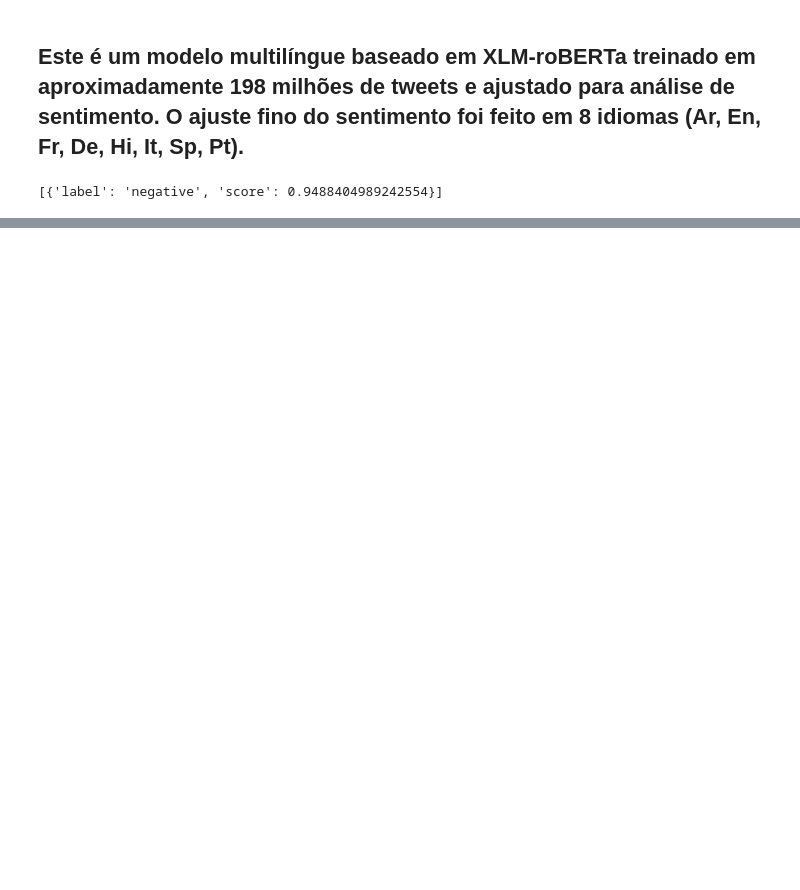
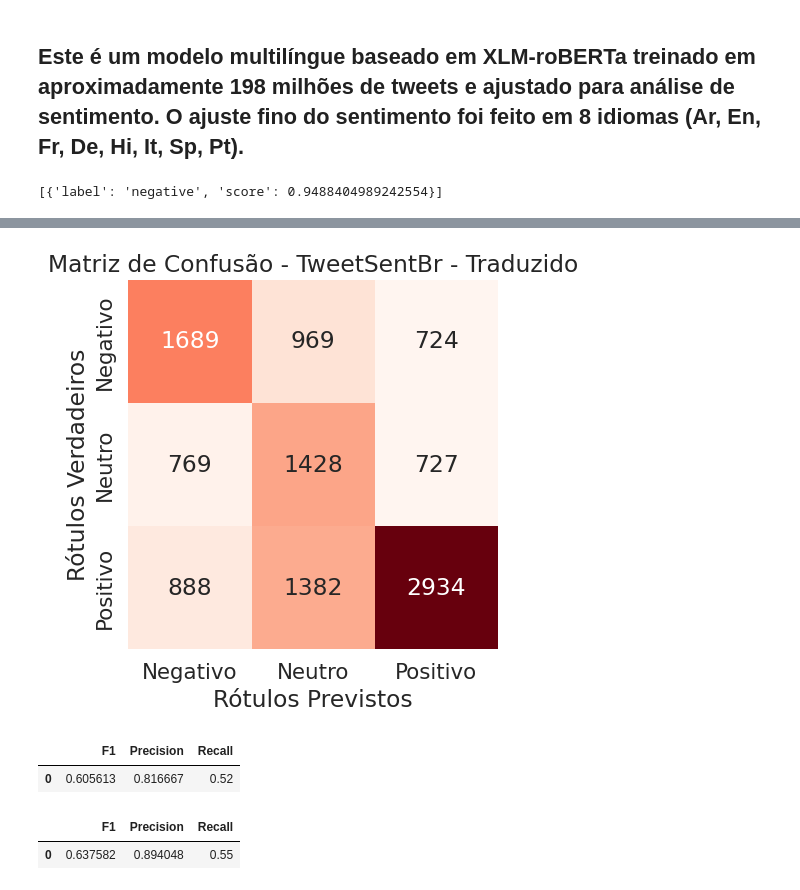
Before and after one commit to Lincolnwallace1/Impacto-da-tradu-o-neural-na-classifica-o-de-sentimentos, a Jupyter notebook: TCC-12-08.ipynb, the cells around one changed output, grey strips where cells are left out. Cells and saved outputs as stored; diff of their text form; code cells hidden in the pictures; blank space fills up the shorter version.

```diff
--- a/TCC-12-08.ipynb
+++ b/TCC-12-08.ipynb
@@ -412,0 +208,13 @@ f1B2wNegativeIngles
+# %%
+matrizConfusaoTraduzido = confusion_matrix(tweetSent['polaridade'], tweetSent['polaridadeMultiClassifierTweetsTraduzido'])
+# %%
+sns.heatmap(matrizConfusaoTraduzido, annot=True, fmt="d", cmap="Reds", cbar=False, square=True,
+             xticklabels=["Negativo","Neutro", "Positivo"], yticklabels=["Negativo","Neutro", "Positivo"])
+
+plt.xlabel("Rótulos Previstos")
+plt.ylabel("Rótulos Verdadeiros")
+plt.title("Matriz de Confusão - TweetSentBr - Traduzido")
+
+plt.show()
+# %% [output]
+[figure, added]
@@ -412,0 +248,10 @@ f1B2wNegativeIngles
+# %%
+resultss['Original'][0]
+# %% [output]
+|  | F1 | Precision | Recall |
+| 0 | 0.605613 | 0.816667 | 0.52 |
+# %%
+resultss['Traduzido'][0]
+# %% [output]
+|  | F1 | Precision | Recall |
+| 0 | 0.637582 | 0.894048 | 0.55 |
```
Also changed, not shown: parts of 97 cells of this notebook, 2 other files.
